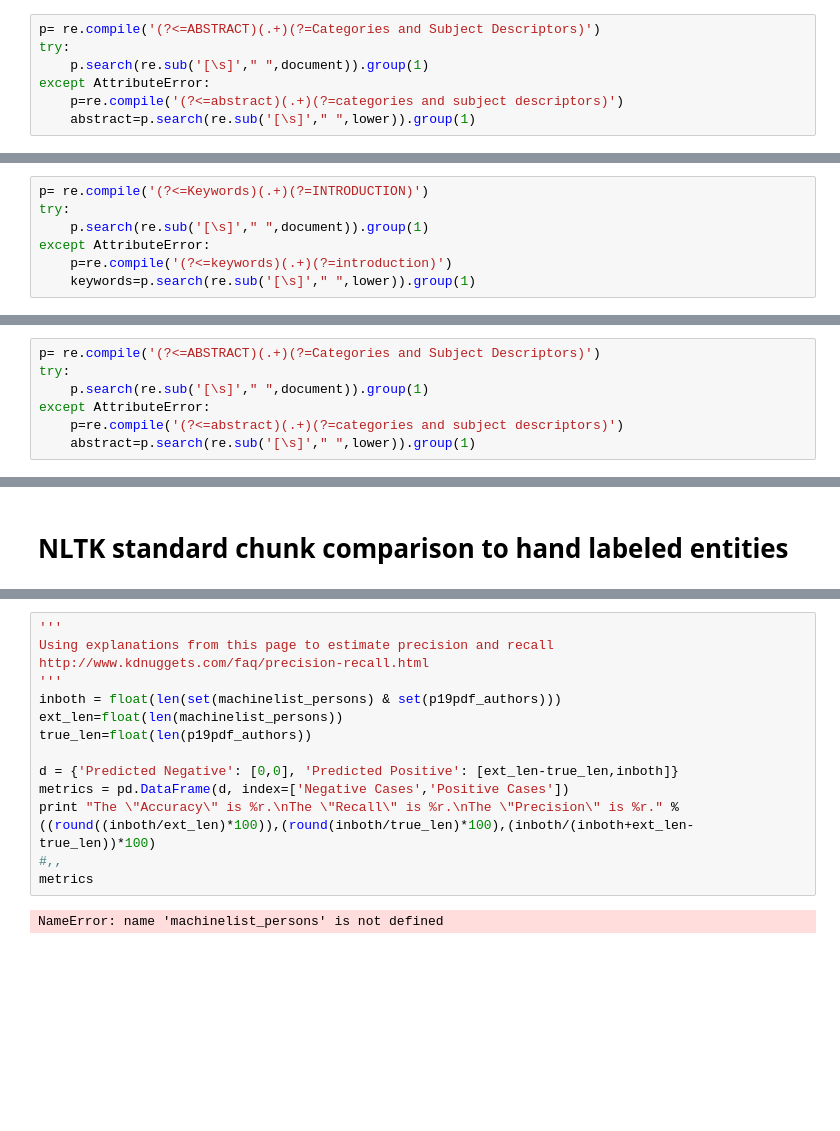
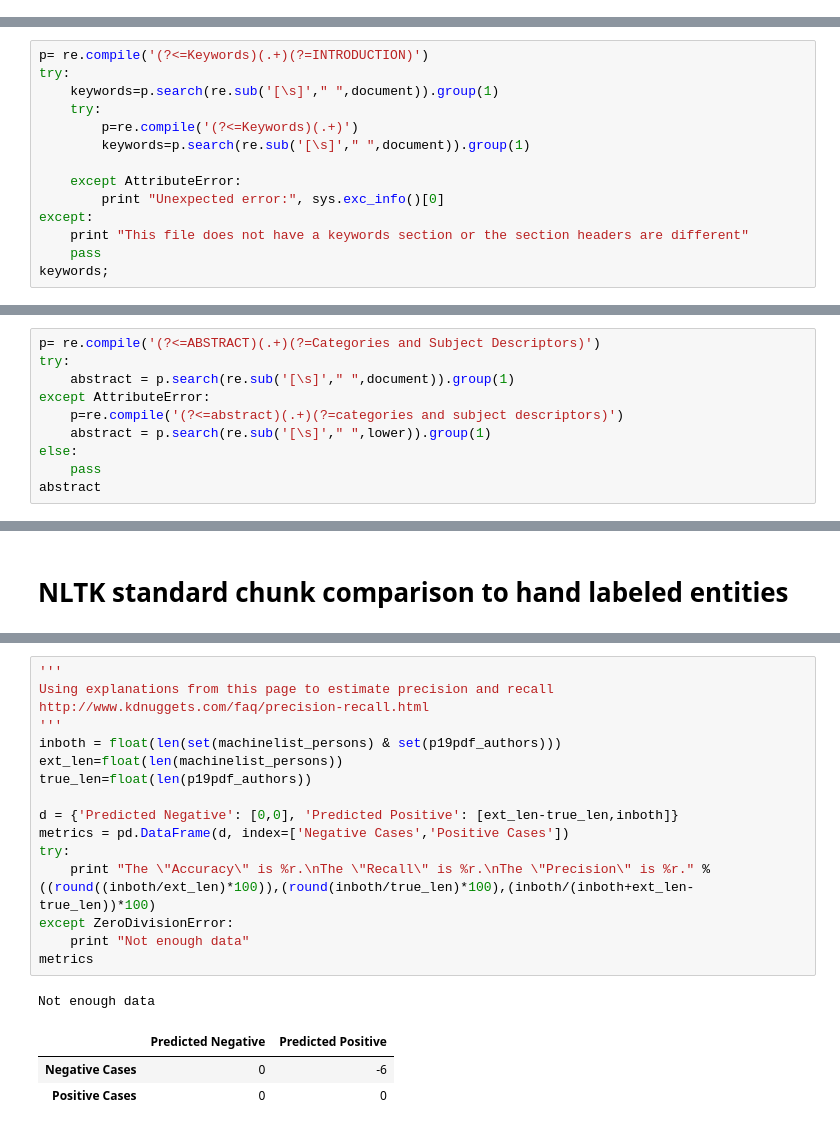
Before and after one commit to linwoodc3/LC3-Creations, a Jupyter notebook: notebooks/nlp/KDD/ExtractUniqueEntities.ipynb, the cells around one changed output, grey strips where cells are left out. Drawn from its saved outputs; the diff is of its cells as text; blank space fills up the shorter version.

```diff
--- a/notebooks/nlp/KDD/ExtractUniqueEntities.ipynb
+++ b/notebooks/nlp/KDD/ExtractUniqueEntities.ipynb
@@ -619,7 +617,0 @@ p.search(re.sub('[\s]'," ",document)).group(1)
-# %%
-p= re.compile('(?<=ABSTRACT)(.+)(?=Categories and Subject Descriptors)')
-try:
-    p.search(re.sub('[\s]'," ",document)).group(1)
-except AttributeError:
-    p=re.compile('(?<=abstract)(.+)(?=categories and subject descriptors)')
-    abstract=p.search(re.sub('[\s]'," ",lower)).group(1)
@@ -630,2 +618,16 @@ abstract
 # %% [markdown]
 # Code to get keywords only
+# %%
+p= re.compile('(?<=Keywords)(.+)(?=INTRODUCTION)')
+try:
+    keywords=p.search(re.sub('[\s]'," ",document)).group(1)
+    try:
+        p=re.compile('(?<=Keywords)(.+)')
+        keywords=p.search(re.sub('[\s]'," ",document)).group(1)
+
+    except AttributeError:
+        print "Unexpected error:", sys.exc_info()[0]
+except:
+    print "This file does not have a keywords section or the section headers are different"
+    pass
+keywords;
@@ -632,8 +640,11 @@ abstract
 # %%
-p= re.compile('(?<=Keywords)(.+)(?=INTRODUCTION)')
+p= re.compile('(?<=ABSTRACT)(.+)(?=Categories and Subject Descriptors)')
 try:
-    p.search(re.sub('[\s]'," ",document)).group(1)
+    abstract = p.search(re.sub('[\s]'," ",document)).group(1)
 except AttributeError:
-    p=re.compile('(?<=keywords)(.+)(?=introduction)')
-    keywords=p.search(re.sub('[\s]'," ",lower)).group(1)
+    p=re.compile('(?<=abstract)(.+)(?=categories and subject descriptors)')
+    abstract = p.search(re.sub('[\s]'," ",lower)).group(1)
+else:
+    pass
+abstract
 # %% [output]
@@ -641,10 +652,3 @@ AttributeError: 'NoneType' object has no attribute 'group'
-# %%
-p= re.compile('(?<=ABSTRACT)(.+)(?=Categories and Subject Descriptors)')
-try:
-    p.search(re.sub('[\s]'," ",document)).group(1)
-except AttributeError:
-    p=re.compile('(?<=abstract)(.+)(?=categories and subject descriptors)')
-    abstract=p.search(re.sub('[\s]'," ",lower)).group(1)
 # %% [markdown]
 # Code to get Categories and Subject Descriptors
 # %%
@@ -720,19 +762,24 @@ NameError: name 'abstract' is not defined
 # %%
 '''
 Using explanations from this page to estimate precision and recall
 http://www.kdnuggets.com/faq/precision-recall.html
 '''
 inboth = float(len(set(machinelist_persons) & set(p19pdf_authors)))
 ext_len=float(len(machinelist_persons))
 true_len=float(len(p19pdf_authors))
 
 d = {'Predicted Negative': [0,0], 'Predicted Positive': [ext_len-true_len,inboth]}
 metrics = pd.DataFrame(d, index=['Negative Cases','Positive Cases'])
-print "The \"Accuracy\" is %r.\nThe \"Recall\" is %r.\nThe \"Precision\" is %r." % ((round((inboth/ext_len)*100)),(round(inboth/true_len)*100),(inboth/(inboth+ext_len-true_len))*100)
-#,,
+try:
+    print "The \"Accuracy\" is %r.\nThe \"Recall\" is %r.\nThe \"Precision\" is %r." % ((round((inboth/ext_len)*100)),(round(inboth/true_len)*100),(inboth/(inboth+ext_len-true_len))*100)
+except ZeroDivisionError:
+    print "Not enough data"
 metrics
 # %% [output]
-NameError: name 'machinelist_persons' is not defined
+Not enough data
+|  | Predicted Negative | Predicted Positive |
+| Negative Cases | 0 | -6 |
+| Positive Cases | 0 | 0 |
 # %%
 "returns named entity chunks in a given text"
 testtagged = nltk.pos_tag(nltk.word_tokenize(references))
```
Also changed, not shown: parts of 23 cells of this notebook.
